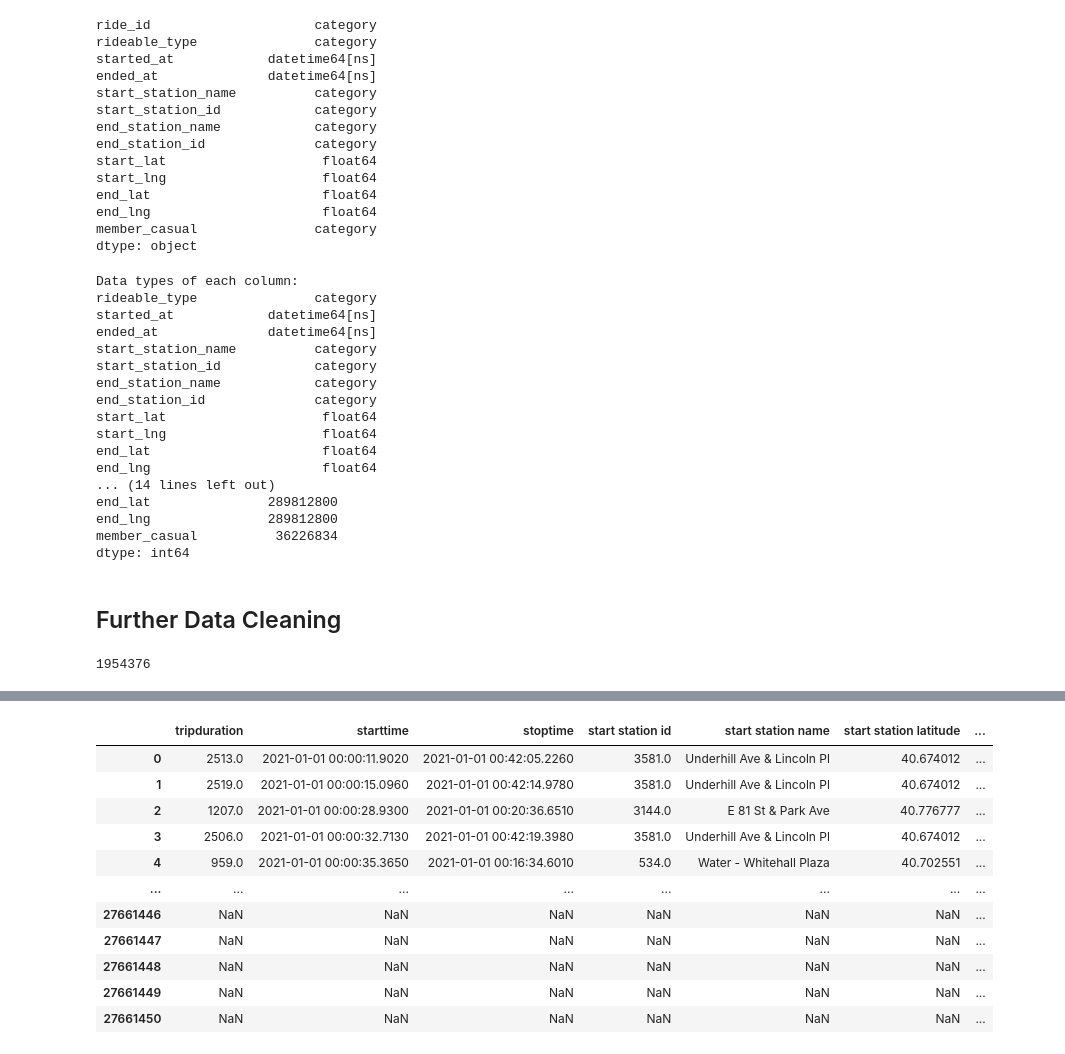
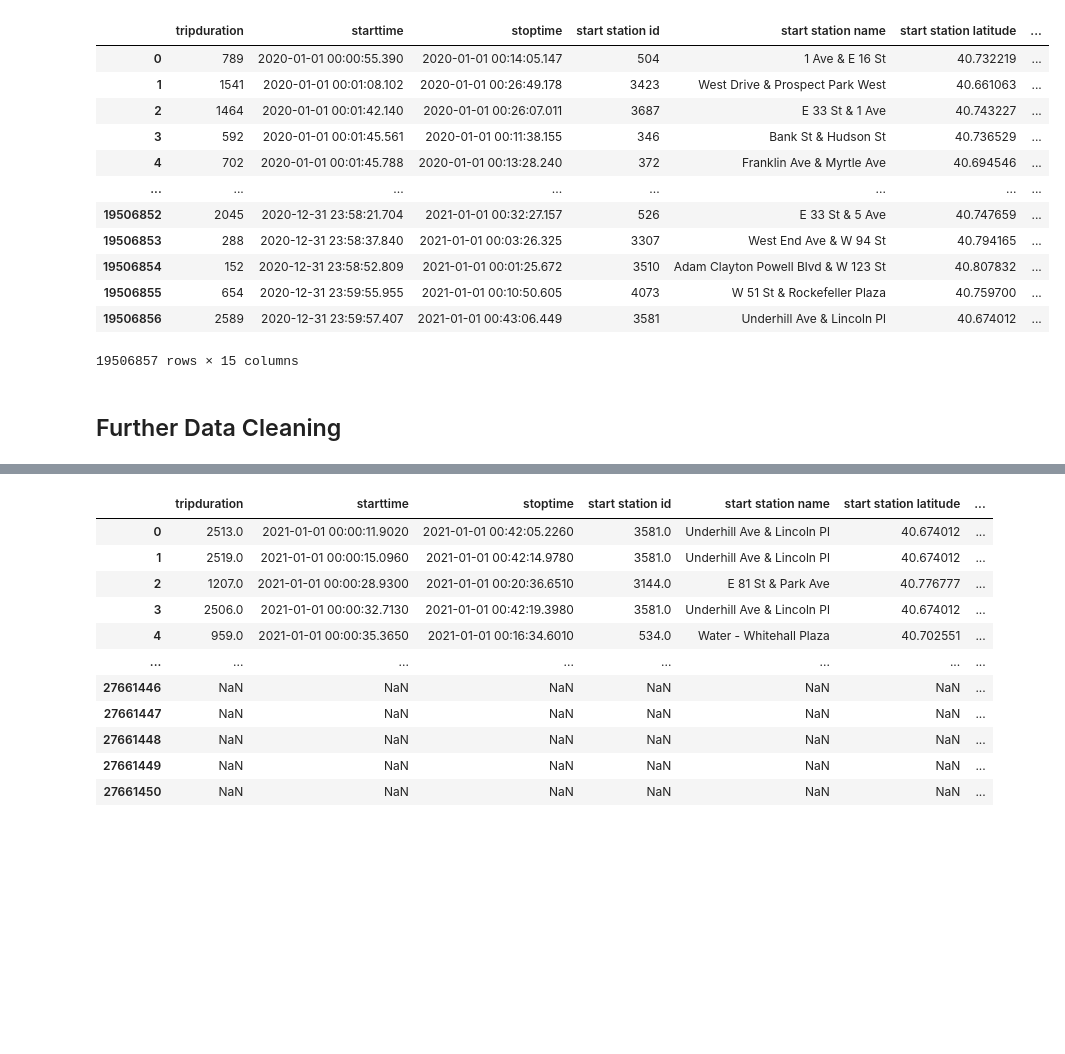
Before and after one commit to lukasschirren/nyc_bike_rental, a Jupyter notebook: Lukas_Workspace.ipynb, the cells around one changed output, grey strips where cells are left out. Saved outputs shown, nothing was run; the diff lists cells and outputs as text; code cells hidden in the pictures; blank space fills up the shorter version.

```diff
--- a/Lukas_Workspace.ipynb
+++ b/Lukas_Workspace.ipynb
@@ -27,52 +25,2 @@ data_2023 = pd.read_pickle(file_name)
-# %%
-cols = ['start_station_name', 'end_station_name', 'start_station_id', 'end_station_id', 'ride_id', 'rideable_type', 'member_casual']
-for col in cols:
-    data_2023[col] = data_2023[col].astype('category')
-data_2023.dtypes
-# %% [output]
-ride_id                     category
-rideable_type               category
-started_at            datetime64[ns]
-ended_at              datetime64[ns]
-start_station_name          category
-start_station_id            category
-end_station_name            category
-end_station_id              category
-start_lat                    float64
-start_lng                    float64
-end_lat                      float64
-end_lng                      float64
-member_casual               category
-dtype: object
 # %%
 # data_2023 = data_2023.drop(columns=['ride_id'])
-# %%
-
-
-data_2023['started_at'] = data_2023['started_at'].dt.floor('T')
-data_2023['ended_at'] = data_2023['ended_at'].dt.floor('T')
-
-print("Data types of each column:")
-print(data_2023.dtypes)
-
-# Get memory usage of each column
-print("\nMemory usage of each column:")
-print(data_2023.memory_usage(deep=True))
-# %% [output]
-Data types of each column:
-rideable_type               category
-started_at            datetime64[ns]
-ended_at              datetime64[ns]
-start_station_name          category
-start_station_id            category
-end_station_name            category
-end_station_id              category
-start_lat                    float64
-start_lng                    float64
-end_lat                      float64
-end_lng                      float64
-... (14 lines left out)
-end_lat               289812800
-end_lng               289812800
-member_casual          36226834
-dtype: int64
@@ -93,7 +27,19 @@ for i, chunk in enumerate(chunks):
+# %%
+data_2020
+# %% [output]
+|  | tripduration | starttime | stoptime | start station id | start station name | start station latitude | ... |
+| 0 | 789 | 2020-01-01 00:00:55.390 | 2020-01-01 00:14:05.147 | 504 | 1 Ave & E 16 St | 40.732219 | ... |
+| 1 | 1541 | 2020-01-01 00:01:08.102 | 2020-01-01 00:26:49.178 | 3423 | West Drive & Prospect Park West | 40.661063 | ... |
+| 2 | 1464 | 2020-01-01 00:01:42.140 | 2020-01-01 00:26:07.011 | 3687 | E 33 St & 1 Ave | 40.743227 | ... |
+| 3 | 592 | 2020-01-01 00:01:45.561 | 2020-01-01 00:11:38.155 | 346 | Bank St & Hudson St | 40.736529 | ... |
+| 4 | 702 | 2020-01-01 00:01:45.788 | 2020-01-01 00:13:28.240 | 372 | Franklin Ave & Myrtle Ave | 40.694546 | ... |
+| ... | ... | ... | ... | ... | ... | ... | ... |
+| 19506852 | 2045 | 2020-12-31 23:58:21.704 | 2021-01-01 00:32:27.157 | 526 | E 33 St & 5 Ave | 40.747659 | ... |
+| 19506853 | 288 | 2020-12-31 23:58:37.840 | 2021-01-01 00:03:26.325 | 3307 | West End Ave & W 94 St | 40.794165 | ... |
+| 19506854 | 152 | 2020-12-31 23:58:52.809 | 2021-01-01 00:01:25.672 | 3510 | Adam Clayton Powell Blvd & W 123 St | 40.807832 | ... |
+| 19506855 | 654 | 2020-12-31 23:59:55.955 | 2021-01-01 00:10:50.605 | 4073 | W 51 St & Rockefeller Plaza | 40.759700 | ... |
+| 19506856 | 2589 | 2020-12-31 23:59:57.407 | 2021-01-01 00:43:06.449 | 3581 | Underhill Ave & Lincoln Pl | 40.674012 | ... |
+19506857 rows × 15 columns
 # %% [markdown]
 ## Further Data Cleaning
-# %%
-len(data_2024) # len(data_2019)+ len(data_2020) + len(data_2021) + len(data_2022) + len(data_2023) +
-# %% [output]
-1954376
 # %%
```
Also changed, not shown: parts of 8 cells of this notebook, 2 other files.
